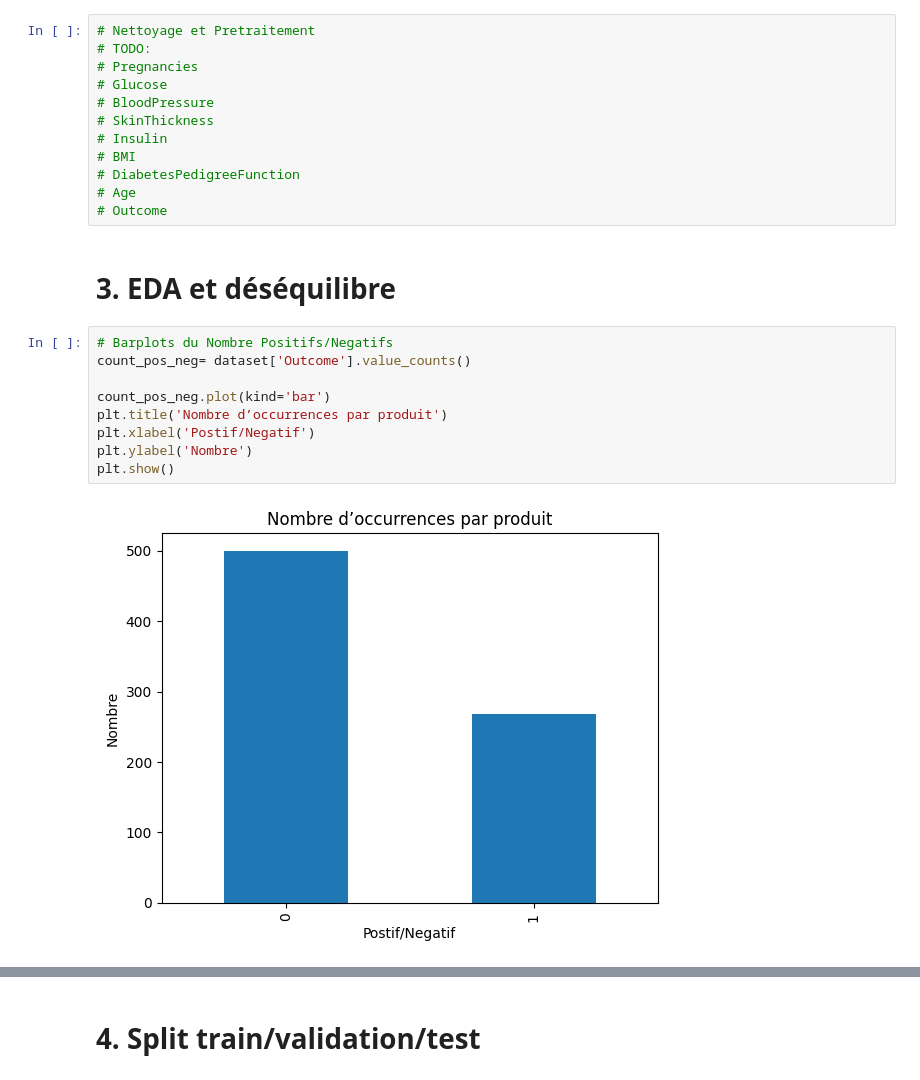
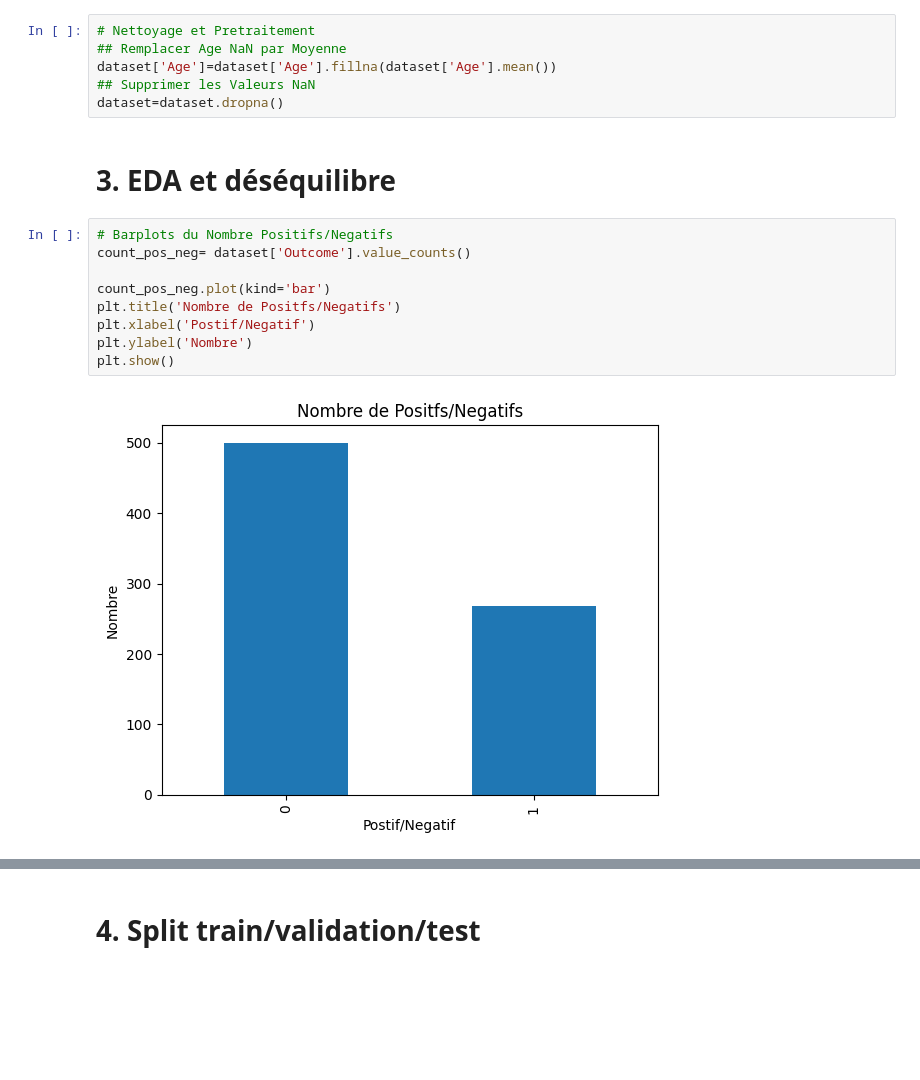
Before and after one commit to fitahiana-dev/KFT, a Jupyter notebook: notebooks/C_Classification.ipynb, the cells around one changed output, grey strips where cells are left out. Saved outputs shown, nothing was run; the diff lists cells and outputs as text; blank space fills up the shorter version.

```diff
--- a/notebooks/C_Classification.ipynb
+++ b/notebooks/C_Classification.ipynb
@@ -34,28 +35,22 @@ dataset.head()
 # 2. Nettoyage et prétraitement:
 # %%
 # Nettoyage et Pretraitement
-# TODO:
-# Pregnancies
-# Glucose
-# BloodPressure
-# SkinThickness
-# Insulin
-# BMI
-# DiabetesPedigreeFunction
-# Age
-# Outcome
+## Remplacer Age NaN par Moyenne
+dataset['Age']=dataset['Age'].fillna(dataset['Age'].mean())
+## Supprimer les Valeurs NaN
+dataset=dataset.dropna()
 # %% [markdown]
 # 3. EDA et déséquilibre
 # %%
 # Barplots du Nombre Positifs/Negatifs
 count_pos_neg= dataset['Outcome'].value_counts()
 
 count_pos_neg.plot(kind='bar')
-plt.title('Nombre d’occurrences par produit')
+plt.title('Nombre de Positfs/Negatifs')
 plt.xlabel('Postif/Negatif')
 plt.ylabel('Nombre')
 plt.show()
 # %% [output]
-[figure, old version]
+[figure, new version]
 # %%
 # Statistiques Descriptives Par Classes
```
Also changed, not shown: parts of 6 cells of this notebook.
